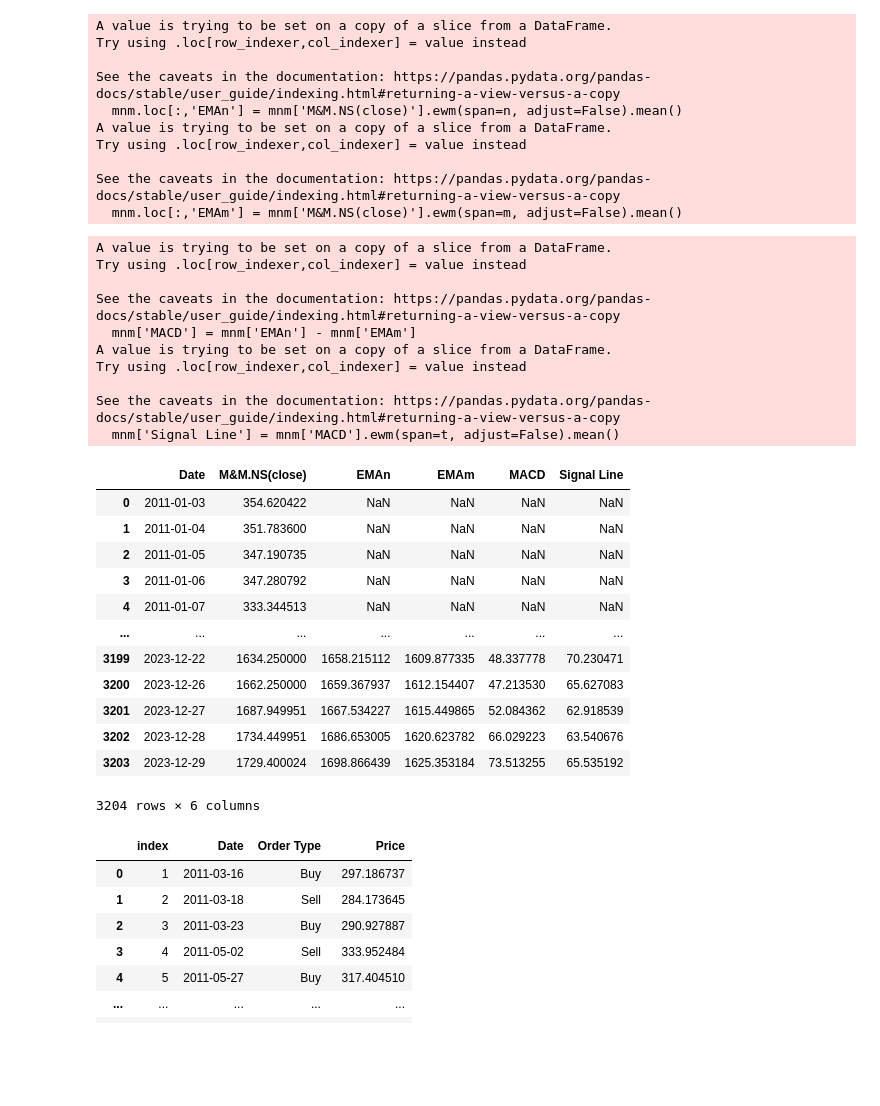
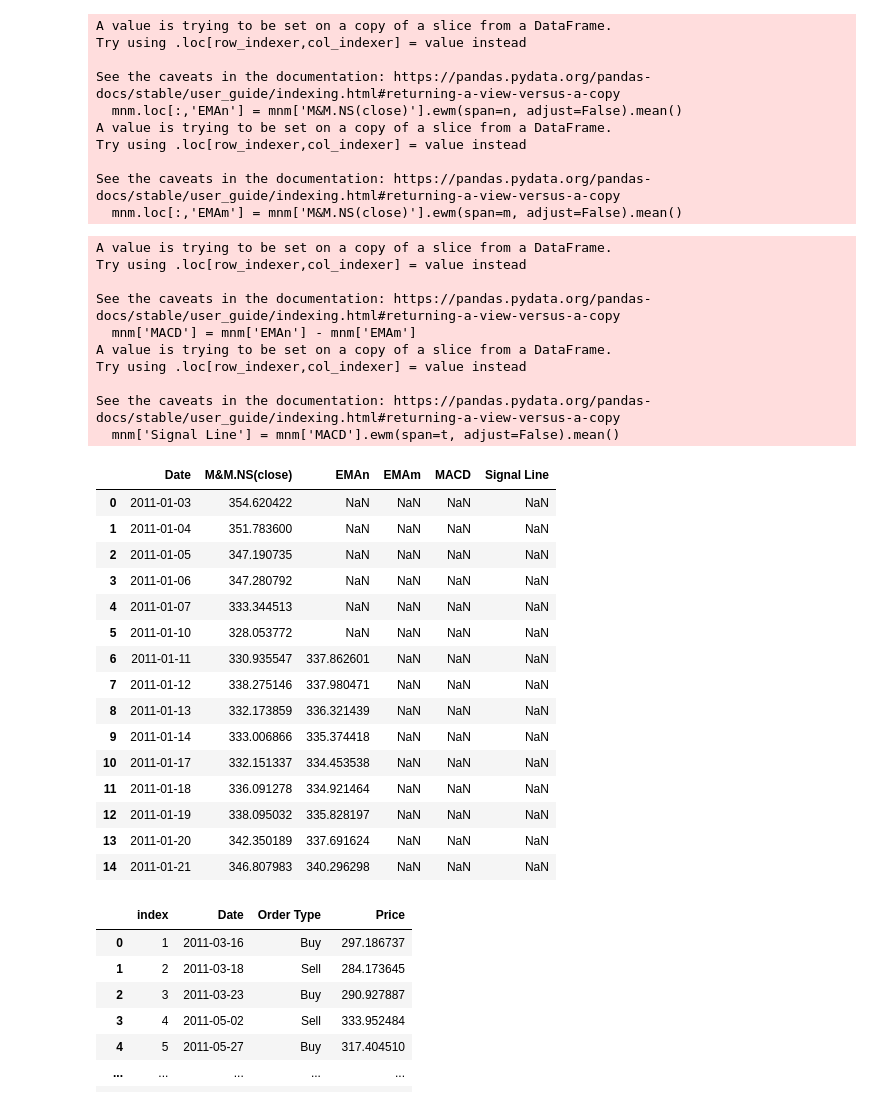
Before and after one commit to vedant2423/data-analysis-with-technical-indicators, a Jupyter notebook: Technical_indicators/macd_m&m.ipynb, the cells around one changed output. Drawn from its saved outputs; the diff is of its cells as text; code cells hidden in the pictures; blank space fills up the shorter version.

```diff
--- a/Technical_indicators/macd_m&m.ipynb
+++ b/Technical_indicators/macd_m&m.ipynb
@@ -1,7 +1,7 @@
 # %%
 import pandas as pd
 # %%
-data = pd.read_csv('/Users/hitengoel/Machine Learning/data-analysis-with-technical-indicators/nifty_sensex_close_data/data/Sensex_2011_to_2023(separated).csv')
+data = pd.read_csv('/Users/vedantgupta/Documents/summer project/data-analysis-with-technical-indicators-1/nifty_sensex_close_data/data/Sensex_2011_to_2023(separated).csv')
 # %%
 mnm = data[['Date','M&M.NS(close)']]
 mnm
@@ -48,32 +48,35 @@ for i in range(m):
 # %%
 
 mnm['MACD'] = mnm['EMAn'] - mnm['EMAm']
 mnm['Signal Line'] = mnm['MACD'].ewm(span=t, adjust=False).mean()
-mnm
+mnm[:15]
 # %% [output]
 A value is trying to be set on a copy of a slice from a DataFrame.
 Try using .loc[row_indexer,col_indexer] = value instead
 
 See the caveats in the documentation: https://pandas.pydata.org/pandas-docs/stable/user_guide/indexing.html#returning-a-view-versus-a-copy
   mnm['MACD'] = mnm['EMAn'] - mnm['EMAm']
 A value is trying to be set on a copy of a slice from a DataFrame.
 Try using .loc[row_indexer,col_indexer] = value instead
 
 See the caveats in the documentation: https://pandas.pydata.org/pandas-docs/stable/user_guide/indexing.html#returning-a-view-versus-a-copy
   mnm['Signal Line'] = mnm['MACD'].ewm(span=t, adjust=False).mean()
 |  | Date | M&M.NS(close) | EMAn | EMAm | MACD | Signal Line |
 | 0 | 2011-01-03 | 354.620422 | NaN | NaN | NaN | NaN |
 | 1 | 2011-01-04 | 351.783600 | NaN | NaN | NaN | NaN |
 | 2 | 2011-01-05 | 347.190735 | NaN | NaN | NaN | NaN |
 | 3 | 2011-01-06 | 347.280792 | NaN | NaN | NaN | NaN |
 | 4 | 2011-01-07 | 333.344513 | NaN | NaN | NaN | NaN |
-| ... | ... | ... | ... | ... | ... | ... |
-| 3199 | 2023-12-22 | 1634.250000 | 1658.215112 | 1609.877335 | 48.337778 | 70.230471 |
-| 3200 | 2023-12-26 | 1662.250000 | 1659.367937 | 1612.154407 | 47.213530 | 65.627083 |
-| 3201 | 2023-12-27 | 1687.949951 | 1667.534227 | 1615.449865 | 52.084362 | 62.918539 |
-| 3202 | 2023-12-28 | 1734.449951 | 1686.653005 | 1620.623782 | 66.029223 | 63.540676 |
-| 3203 | 2023-12-29 | 1729.400024 | 1698.866439 | 1625.353184 | 73.513255 | 65.535192 |
+| 5 | 2011-01-10 | 328.053772 | NaN | NaN | NaN | NaN |
+| 6 | 2011-01-11 | 330.935547 | 337.862601 | NaN | NaN | NaN |
+| 7 | 2011-01-12 | 338.275146 | 337.980471 | NaN | NaN | NaN |
+| 8 | 2011-01-13 | 332.173859 | 336.321439 | NaN | NaN | NaN |
+| 9 | 2011-01-14 | 333.006866 | 335.374418 | NaN | NaN | NaN |
+| 10 | 2011-01-17 | 332.151337 | 334.453538 | NaN | NaN | NaN |
+| 11 | 2011-01-18 | 336.091278 | 334.921464 | NaN | NaN | NaN |
+| 12 | 2011-01-19 | 338.095032 | 335.828197 | NaN | NaN | NaN |
+| 13 | 2011-01-20 | 342.350189 | 337.691624 | NaN | NaN | NaN |
+| 14 | 2011-01-21 | 346.807983 | 340.296298 | NaN | NaN | NaN |
-3204 rows × 6 columns
 # %%
 trades = pd.DataFrame(columns=[['Date','Order Type','Price']])
 # %%
```
Also changed, not shown: parts of 1 cell of this notebook, 2 other files.
